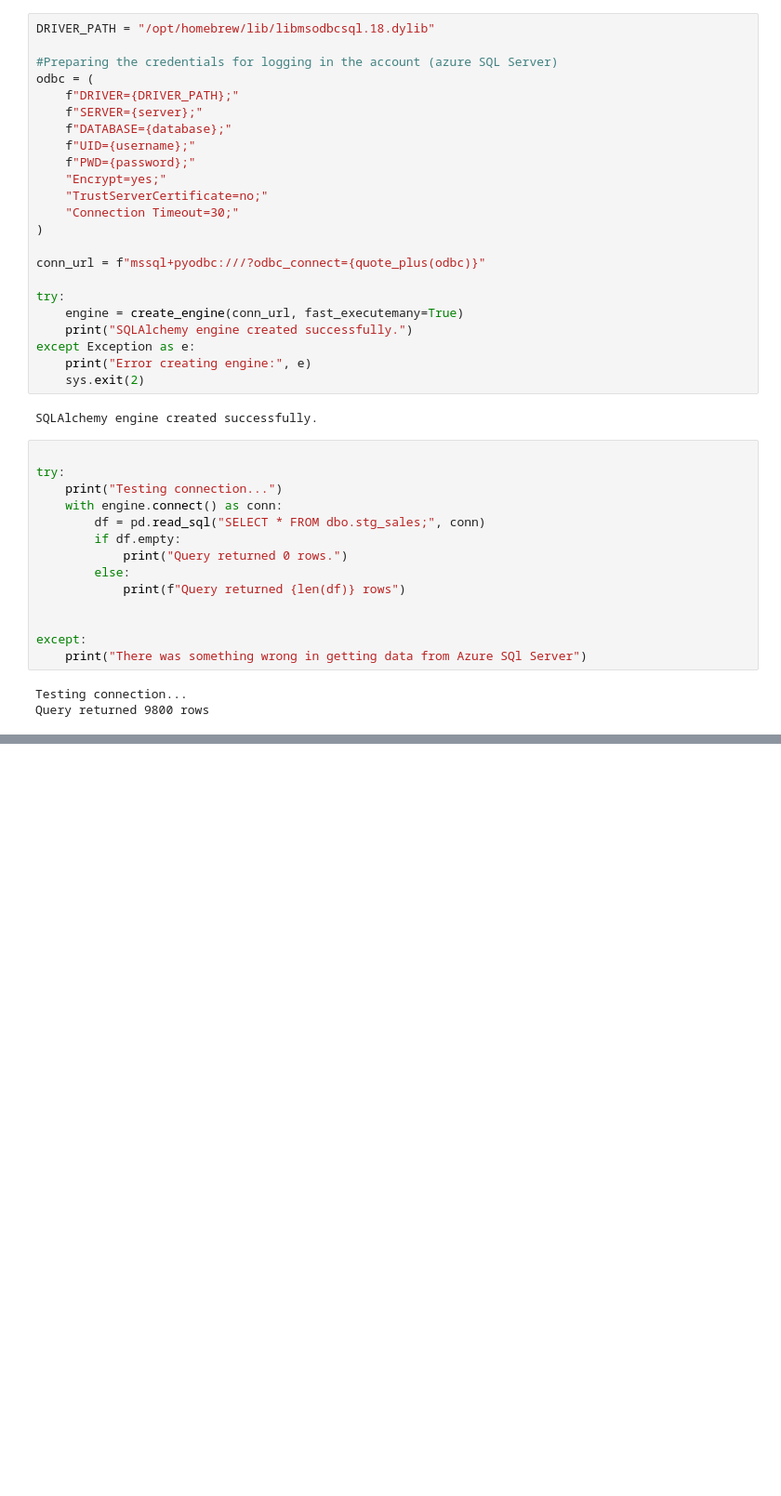
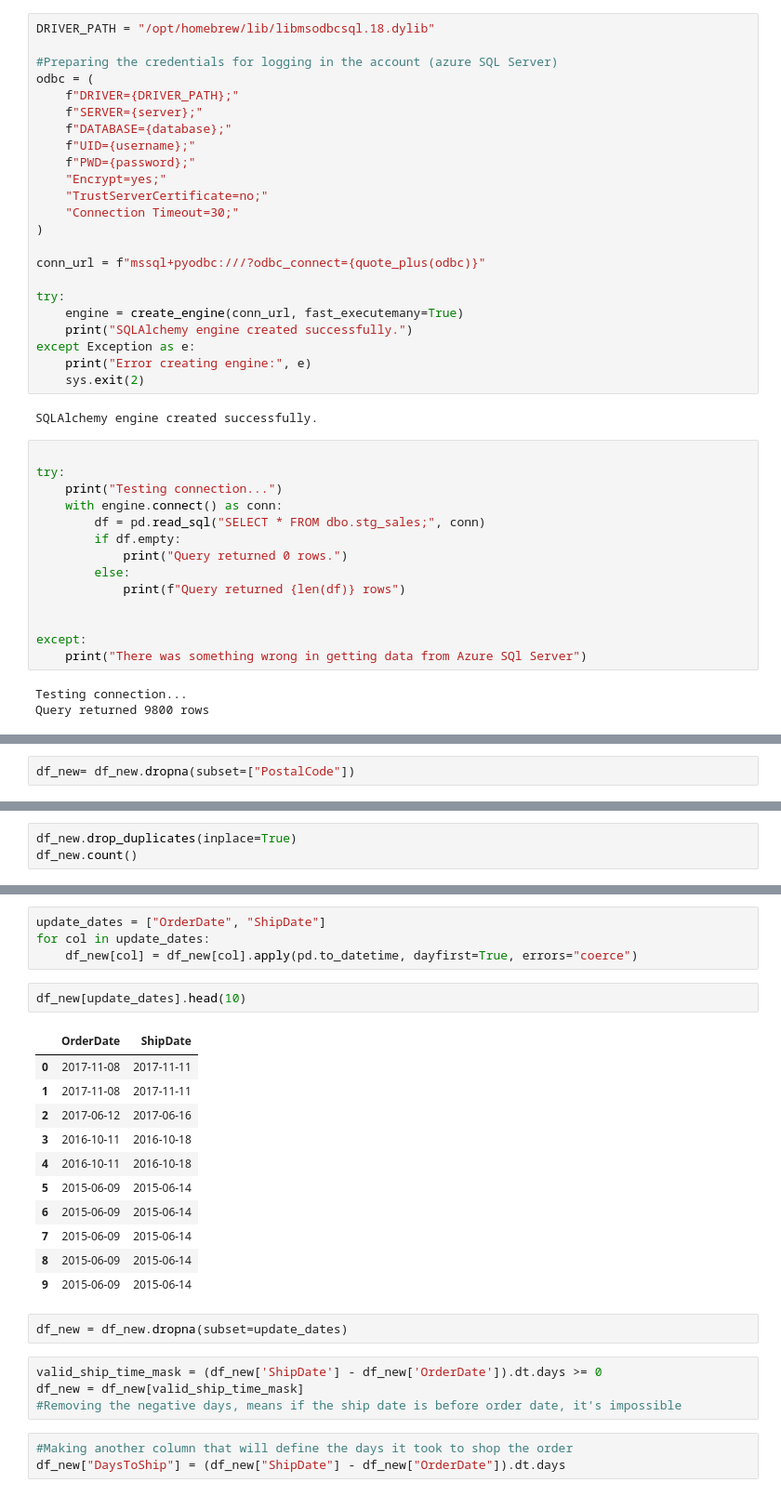
Before and after one commit to engrhaseebsagheer/Cloud-Retail-Insights, a Jupyter notebook: notebooks/02_data_processing.ipynb, the cells around one changed output, grey strips where cells are left out. Shown: that part at 93% size. Saved outputs shown, nothing was run; the diff lists cells and outputs as text; blank space fills up the shorter version.

```diff
--- a/notebooks/02_data_processing.ipynb
+++ b/notebooks/02_data_processing.ipynb
@@ -103,0 +119,2 @@ After several hours of troubleshooting and refining the setup (firewall rules, d
+# %%
+df_new= df_new.dropna(subset=["PostalCode"])
@@ -103,0 +143,3 @@ After several hours of troubleshooting and refining the setup (firewall rules, d
+# %%
+df_new.drop_duplicates(inplace=True)
+df_new.count()
@@ -103,0 +166,27 @@ After several hours of troubleshooting and refining the setup (firewall rules, d
+# %%
+update_dates = ["OrderDate", "ShipDate"]
+for col in update_dates:
+    df_new[col] = df_new[col].apply(pd.to_datetime, dayfirst=True, errors="coerce")
+# %%
+df_new[update_dates].head(10)
+# %% [output]
+|  | OrderDate | ShipDate |
+| 0 | 2017-11-08 | 2017-11-11 |
+| 1 | 2017-11-08 | 2017-11-11 |
+| 2 | 2017-06-12 | 2017-06-16 |
+| 3 | 2016-10-11 | 2016-10-18 |
+| 4 | 2016-10-11 | 2016-10-18 |
+| 5 | 2015-06-09 | 2015-06-14 |
+| 6 | 2015-06-09 | 2015-06-14 |
+| 7 | 2015-06-09 | 2015-06-14 |
+| 8 | 2015-06-09 | 2015-06-14 |
+| 9 | 2015-06-09 | 2015-06-14 |
+# %%
+df_new = df_new.dropna(subset=update_dates)
+# %%
+valid_ship_time_mask = (df_new['ShipDate'] - df_new['OrderDate']).dt.days >= 0
+df_new = df_new[valid_ship_time_mask]
+#Removing the negative days, means if the ship date is before order date, it's impossible
+# %%
+#Making another column that will define the days it took to shop the order
+df_new["DaysToShip"] = (df_new["ShipDate"] - df_new["OrderDate"]).dt.days
```
Also changed, not shown: parts of 17 cells of this notebook, 1 other file.
